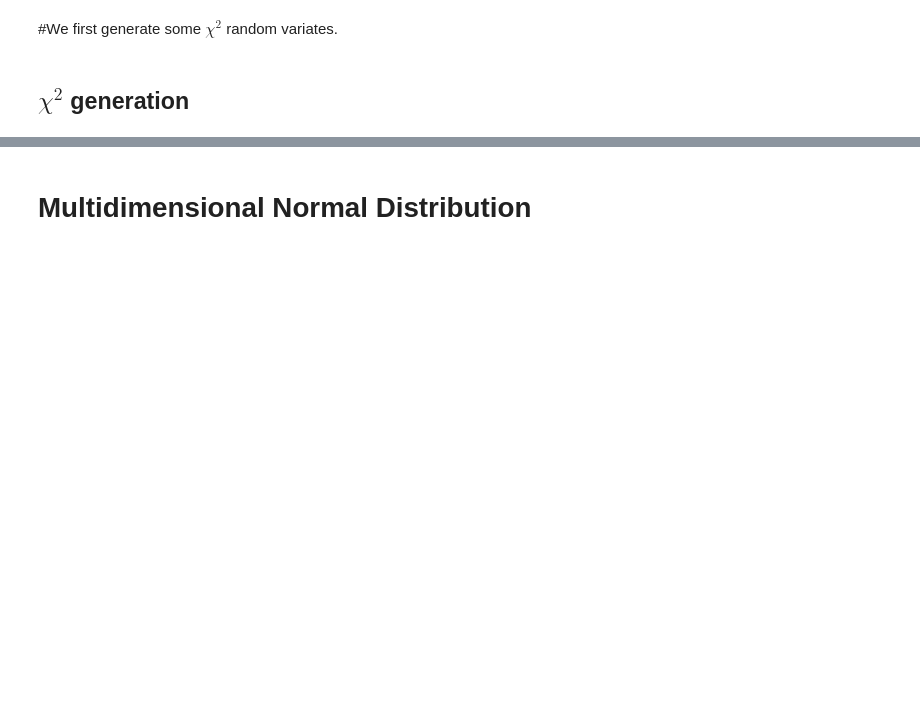
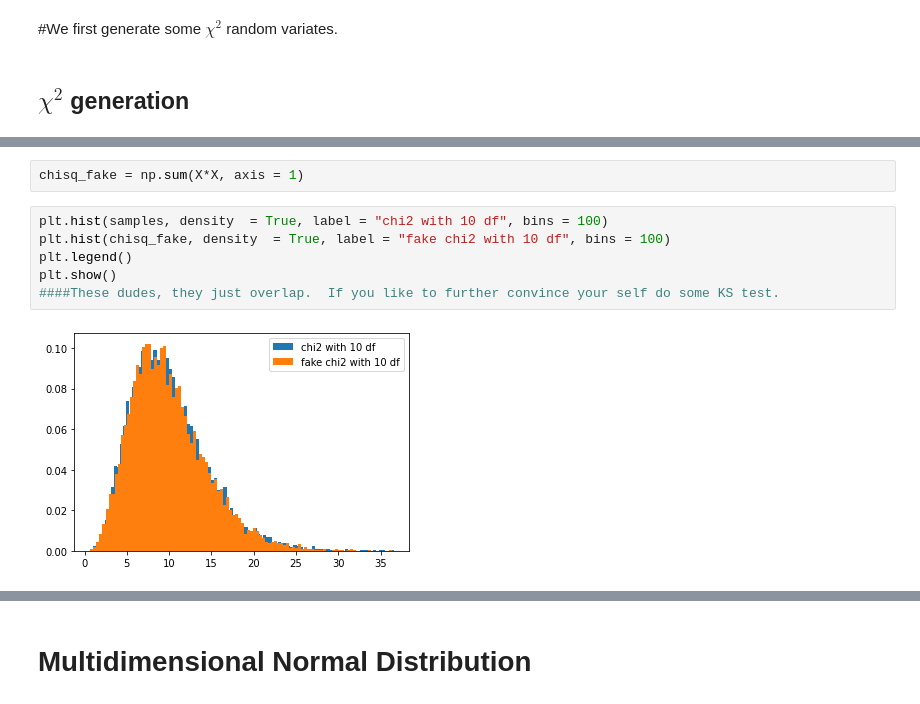
Before and after one commit to y-akbal/Computational_Statistics, a Jupyter notebook: 4/W4a.ipynb, the cells around one changed output, grey strips where cells are left out. Cells and saved outputs as stored; diff of their text form; blank space fills up the shorter version.

```diff
--- a/4/W4a.ipynb
+++ b/4/W4a.ipynb
@@ -14,0 +38,10 @@ import pickle
+# %%
+chisq_fake = np.sum(X*X, axis = 1)
+# %%
+plt.hist(samples, density  = True, label = "chi2 with 10 df", bins = 100)
+plt.hist(chisq_fake, density  = True, label = "fake chi2 with 10 df", bins = 100)
+plt.legend()
+plt.show()
+####These dudes, they just overlap.  If you like to further convince your self do some KS test.
+# %% [output]
+[figure, added]
```
Also changed, not shown: parts of 29 cells of this notebook, 1 other file.
